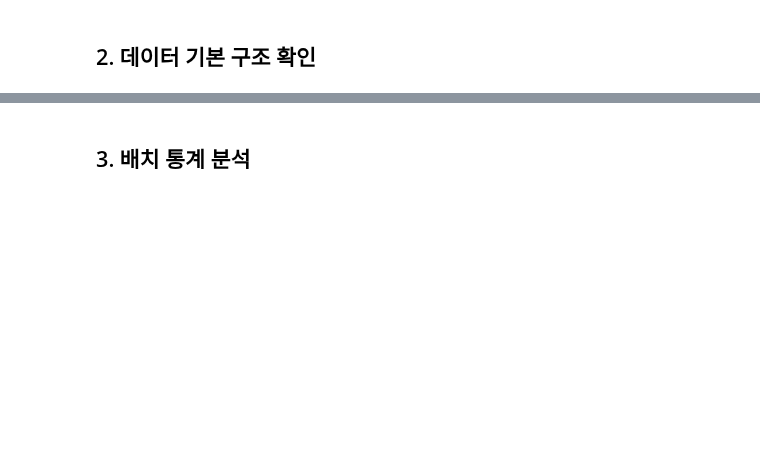
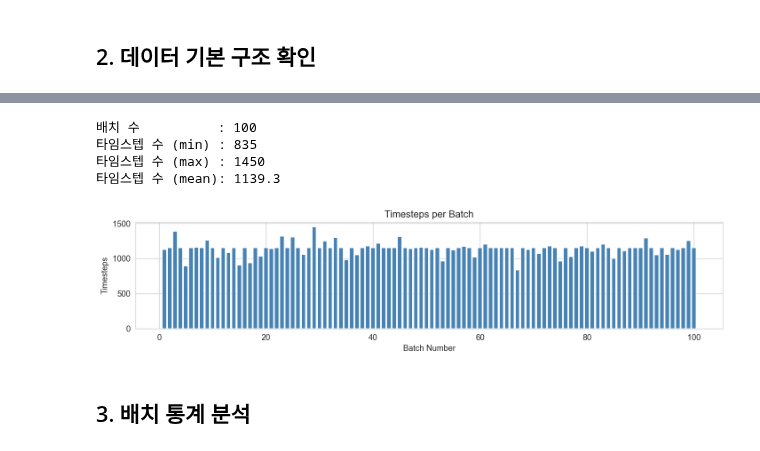
Before and after one commit to abc-engineer/indpensim-ai-research, a Jupyter notebook: notebooks/00_overview.ipynb, the cells around one changed output, grey strips where cells are left out. Cells and saved outputs as stored; diff of their text form; code cells hidden in the pictures; blank space fills up the shorter version.

```diff
--- a/notebooks/00_overview.ipynb
+++ b/notebooks/00_overview.ipynb
@@ -27,11 +27,14 @@ plt.rcParams['figure.dpi'] = 120
 plt.rcParams['font.size'] = 11
 sns.set_style('whitegrid')
 
-DATA_DIR   = Path('../data/raw')
-STATS_PATH = DATA_DIR / '100_Batches_IndPenSim_Statistics.csv'
-MAIN_PATH  = DATA_DIR / '100_Batches_IndPenSim_V3.csv'
+DATA_DIR    = Path('../data/raw')
+STATS_PATH  = DATA_DIR / '100_Batches_IndPenSim_Statistics.csv'
+MAIN_PATH   = DATA_DIR / '100_Batches_IndPenSim_V3.csv'
+RESULTS_DIR = Path('../results')
+FIGURES_DIR = RESULTS_DIR / 'figures'
 
 BATCH_COL       = 'Batch reference(Batch_ref:Batch ref)'
+BATCH_NUM_COL   = 'batch_number'
 BATCH_COL_STATS = 'Batch ref'
 FAULT_COL       = 'Fault ref(0-NoFault 1-Fault)'
 PAT_COL         = '2-PAT control(PAT_ref:PAT ref)'
@@ -45,6 +56,28 @@ df_stats.head()
 # %%
-# 대용량 파일 — 수십 초 소요
-df = pd.read_csv(MAIN_PATH)
+# 대용량 파일 — 메모리 최적화 로드 (수십 초 소요)
+_header   = pd.read_csv(MAIN_PATH, nrows=0)
+_all_cols = _header.columns.str.strip().tolist()
+_raman_tmp = [c for c in _all_cols if c.strip().lstrip('-').isdigit()]
+
+_dtype_map = {col: 'float32' for col in _raman_tmp}
+# PAT_COL('2-PAT control')은 배치 번호(1~100)를 저장하므로 Int8 불필요
+if FAULT_COL in _all_cols:
+    _dtype_map[FAULT_COL] = 'Int8'
+
+df = pd.read_csv(MAIN_PATH, dtype=_dtype_map, low_memory=False)
 df.columns = df.columns.str.strip()
+
+# 배치 번호 생성 — Batch reference 컬럼은 이진 플래그(0/1)라 사용 불가
+# Time (h)가 감소(리셋)하는 지점을 새 배치 시작으로 탐지
+_time_diff  = df[TIME_COL].diff()
+_reset_mask = _time_diff.fillna(0) < 0
+df[BATCH_NUM_COL] = (_reset_mask.cumsum() + 1).astype(int)
+
+# 결과 저장 경로 생성
+RESULTS_DIR.mkdir(exist_ok=True)
+FIGURES_DIR.mkdir(exist_ok=True)
+
 print('Main data shape:', df.shape)
+print(f'배치 수        : {df[BATCH_NUM_COL].nunique()}')
+print(f'메모리 사용    : {df.memory_usage(deep=True).sum() / 1024**2:.0f} MB')
 df.head(3)
@@ -65,18 +125,25 @@ for i, c in enumerate(process_cols):
 # %%
-batch_lengths = df[BATCH_COL].value_counts().sort_index()
+batch_lengths = df.groupby(BATCH_NUM_COL).size().sort_index()
 
 print(f'배치 수          : {batch_lengths.shape[0]}')
 print(f'타임스텝 수 (min) : {batch_lengths.min()}')
 print(f'타임스텝 수 (max) : {batch_lengths.max()}')
 print(f'타임스텝 수 (mean): {batch_lengths.mean():.1f}')
 
 fig, ax = plt.subplots(figsize=(12, 3))
 ax.bar(batch_lengths.index, batch_lengths.values, color='steelblue', width=0.8)
-ax.set_xlabel('Batch ID')
+ax.set_xlabel('Batch Number')
 ax.set_ylabel('Timesteps')
 ax.set_title('Timesteps per Batch')
 plt.tight_layout()
+plt.savefig(FIGURES_DIR / '00_batch_timesteps.png', bbox_inches='tight')
 plt.show()
+# %% [output]
+배치 수          : 100
+타임스텝 수 (min) : 835
+타임스텝 수 (max) : 1450
+타임스텝 수 (mean): 1139.3
+[figure, added]
 # %% [markdown]
 ## 3. 배치 통계 분석
 # %%
```
Also changed, not shown: parts of 14 cells of this notebook, 19 other files.
